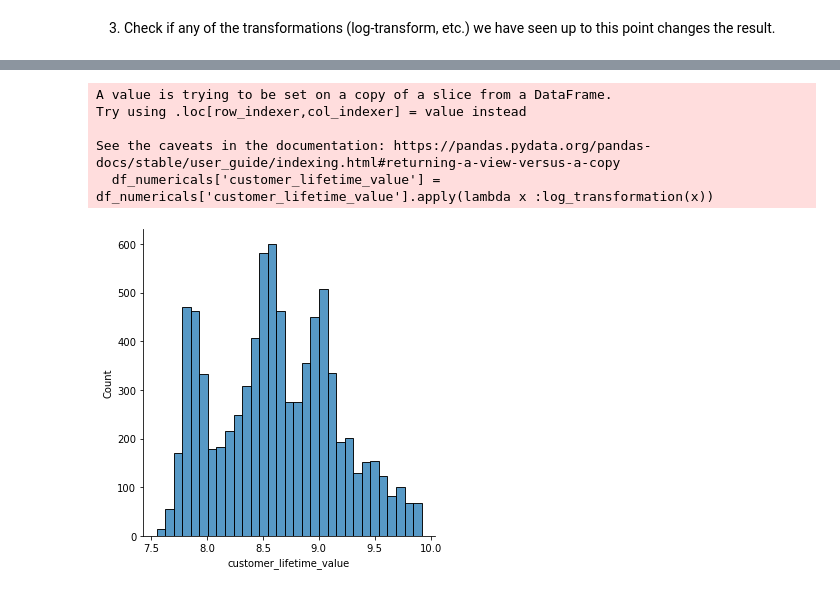
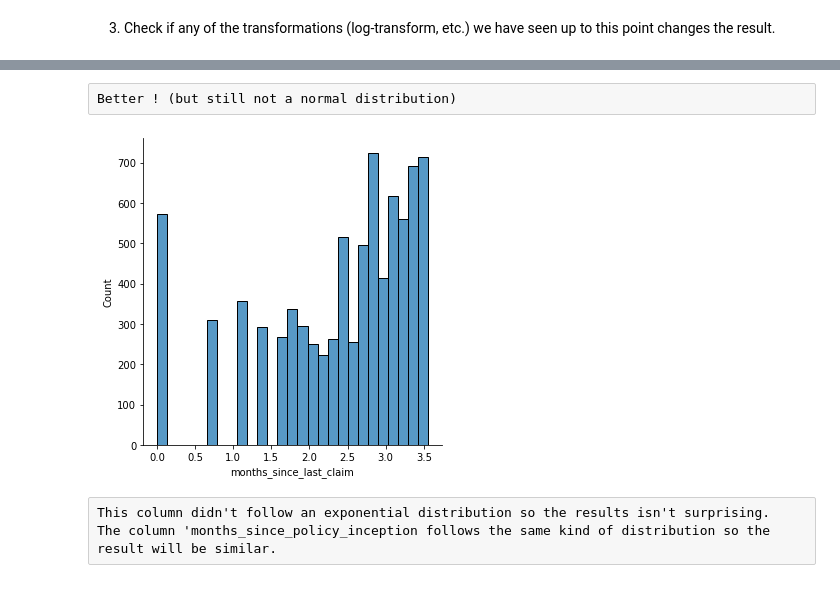
Before and after one commit to audedef/lab-week4-clean-knn-tests, a Jupyter notebook: Lab_week4_answer.ipynb, the cells around one changed output, grey strips where cells are left out. Cells and saved outputs as stored; diff of their text form; code cells hidden in the pictures.

```diff
--- a/Lab_week4_answer.ipynb
+++ b/Lab_week4_answer.ipynb
@@ -1499,5 +1519,5 @@ def log_transformation(x):
 # %%
-df_numericals['monthly_premium_auto'] = df_numericals['monthly_premium_auto'].apply(lambda x :log_transformation(x))
-sns.displot(df_numericals['monthly_premium_auto'])
+premauto_log = df_numericals['monthly_premium_auto'].apply(lambda x :log_transformation(x))
+sns.displot(premauto_log)
 plt.show()
 # %% [output]
@@ -1510,11 +1525,8 @@ See the caveats in the documentation: https://pandas.pydata.org/pandas-docs/stab
+# %% [raw]
+Better ! (but still not a normal distribution)
 # %%
-df_numericals['customer_lifetime_value'] = df_numericals['customer_lifetime_value'].apply(lambda x :log_transformation(x))
-sns.displot(df_numericals['customer_lifetime_value'])
+lastclaim_log = df_numericals['months_since_last_claim'].apply(lambda x :log_transformation(x))
+sns.displot(lastclaim_log)
 plt.show()
 # %% [output]
-A value is trying to be set on a copy of a slice from a DataFrame.
-Try using .loc[row_indexer,col_indexer] = value instead
-
-See the caveats in the documentation: https://pandas.pydata.org/pandas-docs/stable/user_guide/indexing.html#returning-a-view-versus-a-copy
-  df_numericals['customer_lifetime_value'] = df_numericals['customer_lifetime_value'].apply(lambda x :log_transformation(x))
-[figure, old version]
+[figure, new version]
@@ -1522,0 +1533,3 @@ PART 5 -
+# %% [raw]
+This column didn't follow an exponential distribution so the results isn't surprising.
+The column 'months_since_policy_inception follows the same kind of distribution so the result will be similar.
```
Also changed, not shown: parts of 31 cells of this notebook.
